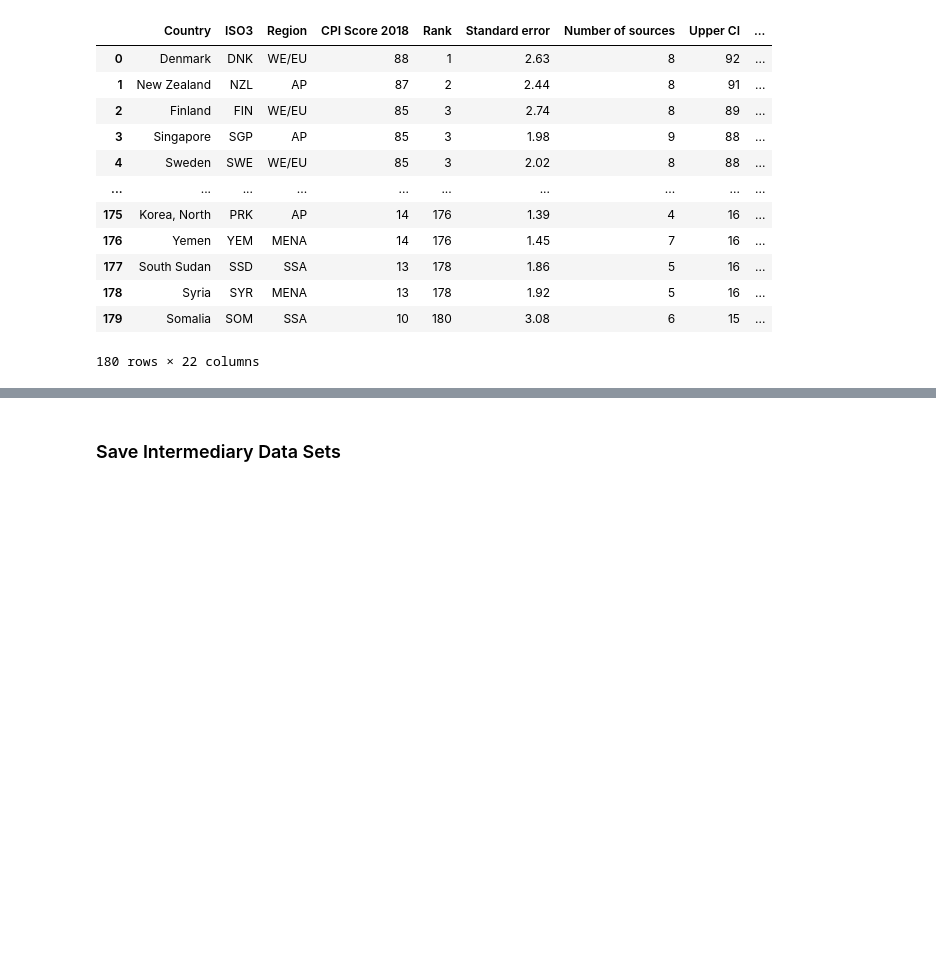
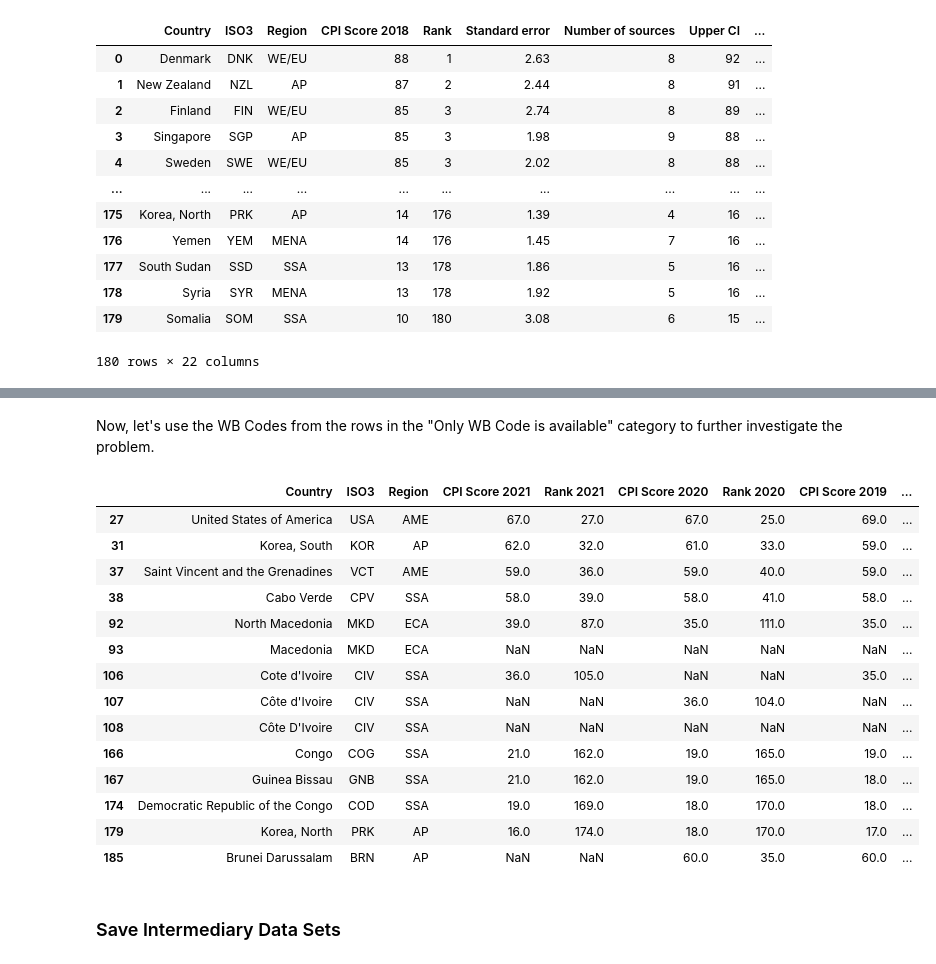
Before and after one commit to wanzulfikri/cpi_analysis, a Jupyter notebook: CPI 2012-2021.ipynb, the cells around one changed output, grey strips where cells are left out. Cells and saved outputs as stored; diff of their text form; code cells hidden in the pictures; blank space fills up the shorter version.

Commit message:
Get rows with only WB Codes in the merged data set

```diff
--- a/CPI 2012-2021.ipynb
+++ b/CPI 2012-2021.ipynb
@@ -760,3 +757,28 @@ Now, let's use the WB Codes from the rows in the "Only WB Code is available" cat
+# %% [markdown]
+Now, let's use the WB Codes from the rows in the "Only WB Code is available" category to further investigate the problem.
+# %%
+# Get the WB Codes of rows with only WB Code.
+# Recall that we're using the previously created data frame that stores all rows with only WB Code.
+wb_codes_check = WB_available['WB Code'].values
+
+# Review
+ISO3_WB_match_merge[ISO3_WB_match_merge['WB Code'].isin(wb_codes_check)]
+# %% [output]
+|  | Country | ISO3 | Region | CPI Score 2021 | Rank 2021 | CPI Score 2020 | Rank 2020 | CPI Score 2019 | ... |
+| 27 | United States of America | USA | AME | 67.0 | 27.0 | 67.0 | 25.0 | 69.0 | ... |
+| 31 | Korea, South | KOR | AP | 62.0 | 32.0 | 61.0 | 33.0 | 59.0 | ... |
+| 37 | Saint Vincent and the Grenadines | VCT | AME | 59.0 | 36.0 | 59.0 | 40.0 | 59.0 | ... |
+| 38 | Cabo Verde | CPV | SSA | 58.0 | 39.0 | 58.0 | 41.0 | 58.0 | ... |
+| 92 | North Macedonia | MKD | ECA | 39.0 | 87.0 | 35.0 | 111.0 | 35.0 | ... |
+| 93 | Macedonia | MKD | ECA | NaN | NaN | NaN | NaN | NaN | ... |
+| 106 | Cote d'Ivoire | CIV | SSA | 36.0 | 105.0 | NaN | NaN | 35.0 | ... |
+| 107 | Côte d'Ivoire | CIV | SSA | NaN | NaN | 36.0 | 104.0 | NaN | ... |
+| 108 | Côte D'Ivoire | CIV | SSA | NaN | NaN | NaN | NaN | NaN | ... |
+| 166 | Congo | COG | SSA | 21.0 | 162.0 | 19.0 | 165.0 | 19.0 | ... |
+| 167 | Guinea Bissau | GNB | SSA | 21.0 | 162.0 | 19.0 | 165.0 | 18.0 | ... |
+| 174 | Democratic Republic of the Congo | COD | SSA | 19.0 | 169.0 | 18.0 | 170.0 | 18.0 | ... |
+| 179 | Korea, North | PRK | AP | 16.0 | 174.0 | 18.0 | 170.0 | 17.0 | ... |
+| 185 | Brunei Darussalam | BRN | AP | NaN | NaN | 60.0 | 35.0 | 60.0 | ... |
 # %%
 import pandas as pd
 pd.options.display.max_columns = None
```
Also changed, not shown: parts of 63 cells of this notebook.
